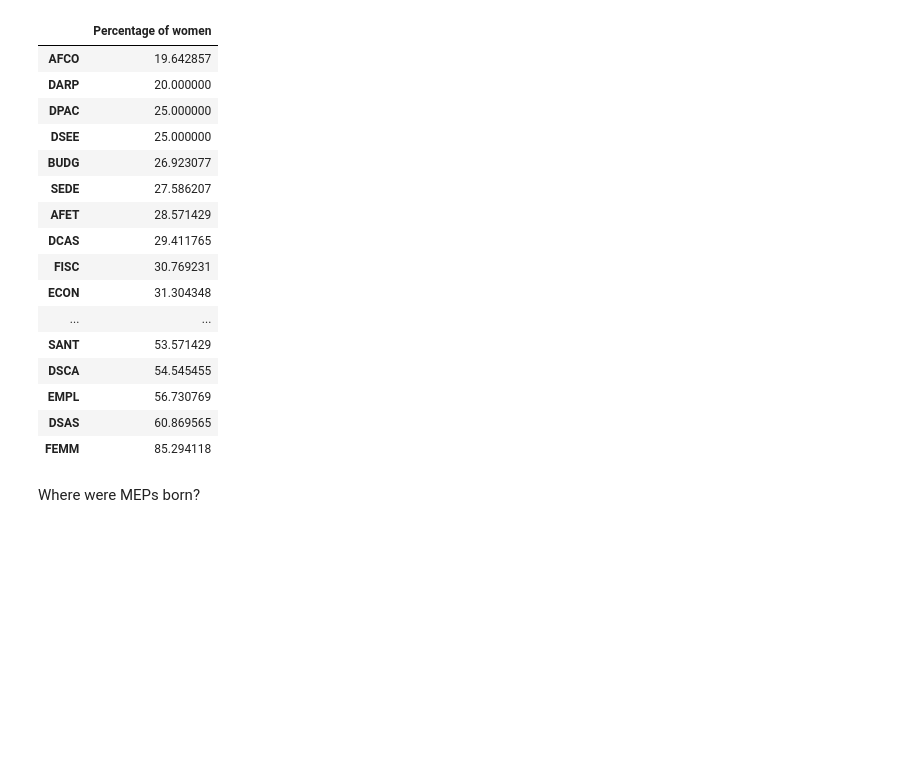
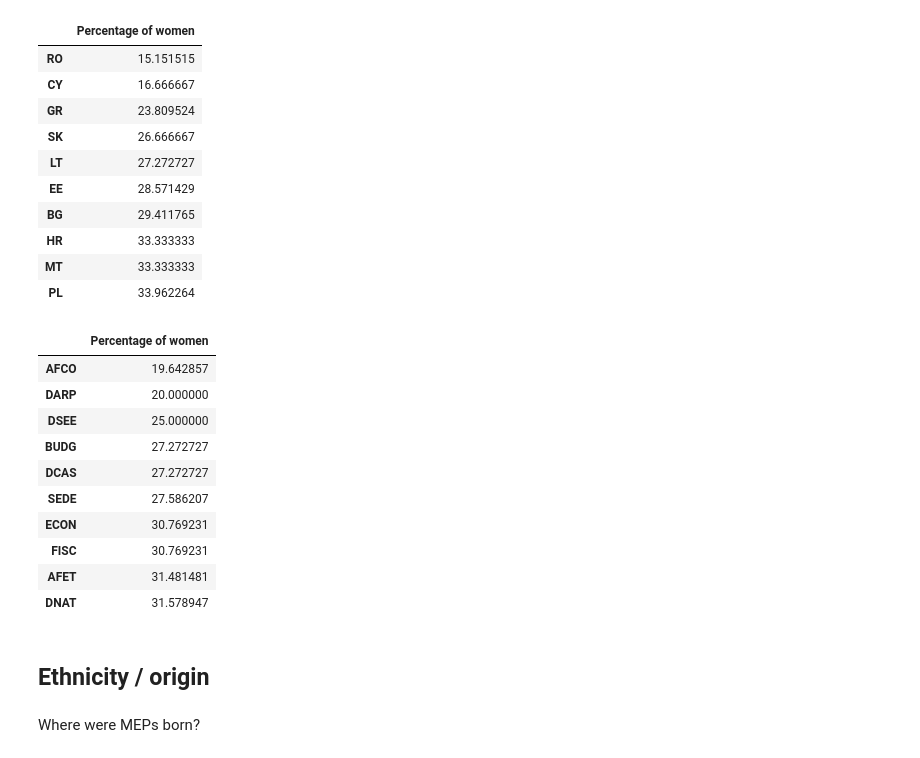
Before and after one commit to SWRdata/p081_euparlament_divers, a Jupyter notebook: analysis/analyse.ipynb, the cells around one changed output. Drawn from its saved outputs; the diff is of its cells as text; code cells hidden in the pictures; blank space fills up the shorter version.

```diff
--- a/analysis/analyse.ipynb
+++ b/analysis/analyse.ipynb
@@ -18,3 +77,16 @@ meps_df.head()
+# %%
+def filter_women_perc_df(column, column_entries, meps_df):
+    gender_dict = {}
+    non_na_df = meps_df.loc[meps_df[column].notna()]
+    for column_entry in column_entries:
+        filter_df = non_na_df.loc[non_na_df[column].str.contains(column_entry)]
+        female_count = len(filter_df.loc[filter_df["gender"] == "FEMALE"].index)
+        if len(filter_df.index > 0):
+            female_percentage = female_count / len(filter_df.index) * 100
+            gender_dict[column_entry] = female_percentage
+    filter_percentage_df = pd.DataFrame.from_dict([gender_dict]).transpose()
+    filter_percentage_df = filter_percentage_df.rename(columns = {0: "Percentage of women"})
+    return filter_percentage_df.sort_values("Percentage of women")
 # %%
 gender_percentages_df = pd.DataFrame(meps_df.value_counts("gender"))
 gender_percentages_df = gender_percentages_df.reset_index().rename(columns = {0: "count"})
@@ -88,36 +113,38 @@ org_list
+# %%
+country_list = list(set(meps_df["country"].tolist()))
+country_women_perc_df = filter_women_perc_df("country", country_list, meps_df)
+country_women_perc_df.sort_values("Percentage of women")[:10]
+#country_women_perc_df = country_women_perc_df.reset_index().rename(columns = {"index": "country"})
+#country_women_perc_df.to_csv("gender_country.csv", index = False)
+# %% [output]
+|  | Percentage of women |
+| RO | 15.151515 |
+| CY | 16.666667 |
+| GR | 23.809524 |
+| SK | 26.666667 |
+| LT | 27.272727 |
+| EE | 28.571429 |
+| BG | 29.411765 |
+| HR | 33.333333 |
+| MT | 33.333333 |
+| PL | 33.962264 |
 # %%
-def filter_percentage_df(column, filter_list, meps_df):
-    gender_dict = {}
-    non_na_df = meps_df.loc[meps_df[column].notna()]
-    for filter_entry in filter_list:
-        filter_df = non_na_df.loc[non_na_df[column].str.contains(filter_entry)]
-        female_count = len(filter_df.loc[filter_df["gender"] == "FEMALE"].index)
-        if len(filter_df.index > 0):
-            female_percentage = female_count / len(filter_df.index) * 100
-            gender_dict[filter_entry] = female_percentage
-    filter_percentage_df = pd.DataFrame.from_dict([gender_dict]).transpose()
-    filter_percentage_df = filter_percentage_df.rename(columns = {0: "Percentage of women"})
-    return filter_percentage_df.sort_values("Percentage of women")
 committee_list = [org for org in org_list if not "D-" in org]
-committee_percentage_df = filter_percentage_df("memberships", committee_list, meps_df)
-committee_percentage_df
+committee_percentage_df = filter_women_perc_df("memberships", committee_list, meps_df)
+committee_percentage_df.sort_values("Percentage of women")[:10]
 # %% [output]
 |  | Percentage of women |
 | AFCO | 19.642857 |
 | DARP | 20.000000 |
-| DPAC | 25.000000 |
 | DSEE | 25.000000 |
-| BUDG | 26.923077 |
+| BUDG | 27.272727 |
+| DCAS | 27.272727 |
 | SEDE | 27.586207 |
-| AFET | 28.571429 |
-| DCAS | 29.411765 |
+| ECON | 30.769231 |
 | FISC | 30.769231 |
-| ECON | 31.304348 |
-| ... | ... |
-| SANT | 53.571429 |
-| DSCA | 54.545455 |
-| EMPL | 56.730769 |
-| DSAS | 60.869565 |
-| FEMM | 85.294118 |
+| AFET | 31.481481 |
+| DNAT | 31.578947 |
+# %% [markdown]
+## Ethnicity / origin
 # %% [markdown]
 Where were MEPs born?
```
Also changed, not shown: parts of 30 cells of this notebook, 2 other files.
